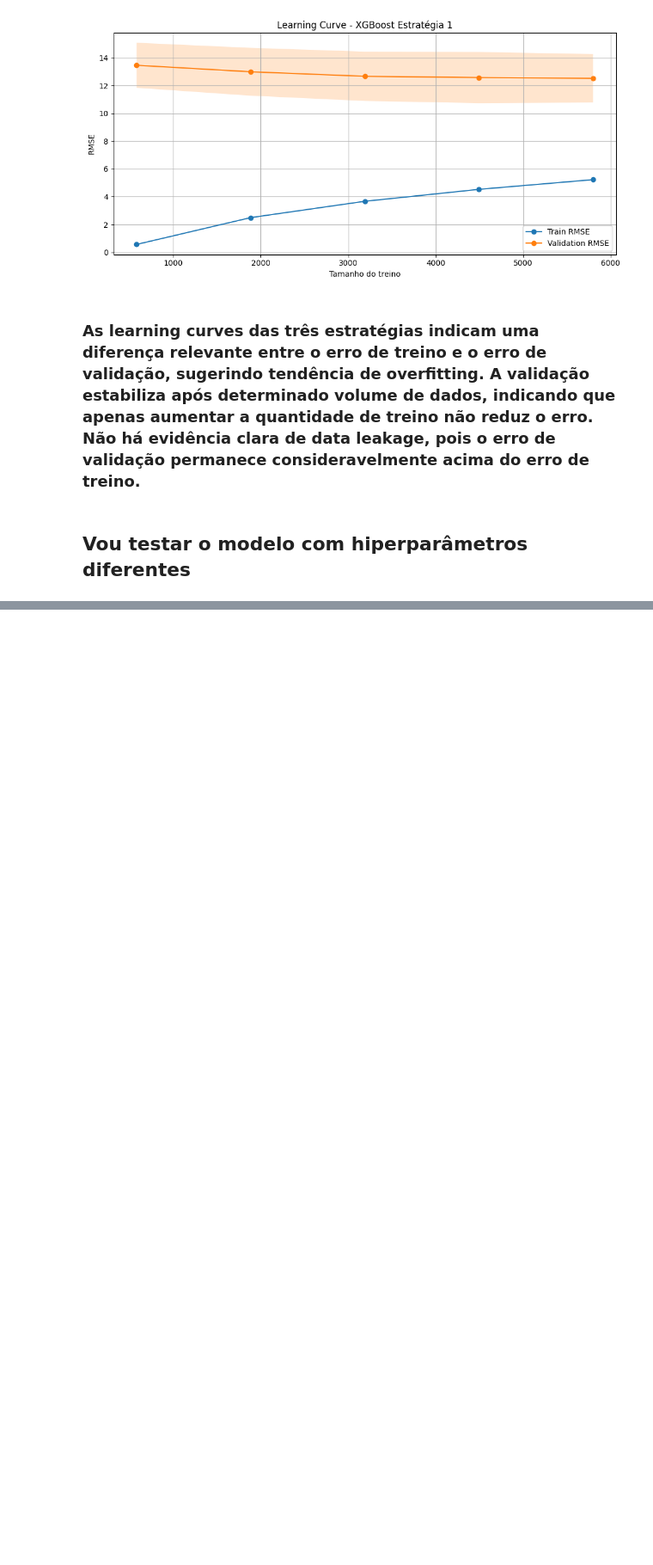
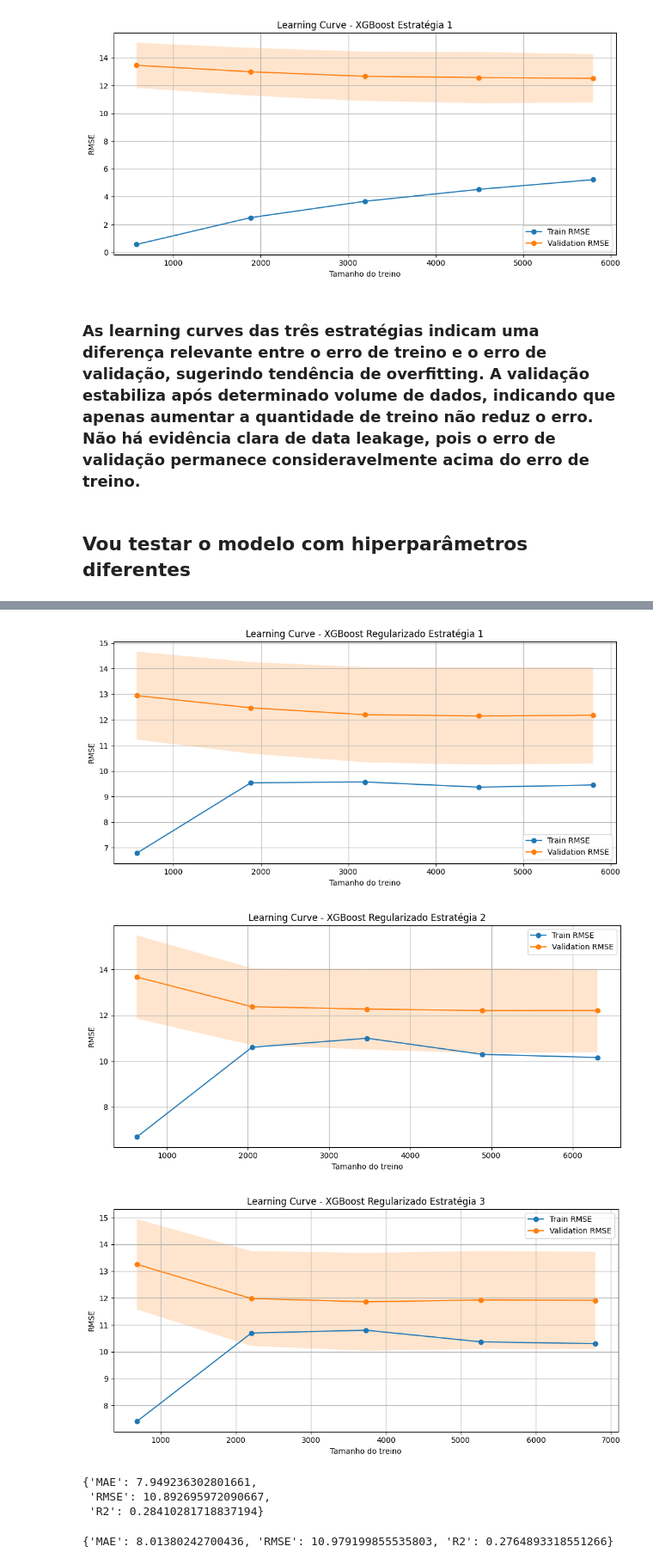
Before and after one commit to izabelcmn/respira_sp, a Jupyter notebook: notebook/gabriel_train-XGBoost_2013-2019.ipynb, the cells around one changed output, grey strips where cells are left out. Shown at 86% size. Saved outputs shown, nothing was run; the diff lists cells and outputs as text; code cells hidden in the pictures; blank space fills up the shorter version.

Commit message:
Add XGBoost training and evaluation notebook.

```diff
--- a/notebook/gabriel_train-XGBoost_2013-2019.ipynb
+++ b/notebook/gabriel_train-XGBoost_2013-2019.ipynb
@@ -609,0 +637,11 @@ plt.show()
+# %%
+param_grid = {
+    "n_estimators": [300, 500, 800],
+    "learning_rate": [0.01, 0.03, 0.05],
+    "max_depth": [2, 3, 4],
+    "min_child_weight": [3, 5, 7],
+    "subsample": [0.8, 1.0],
+    "colsample_bytree": [0.8, 1.0],
+    "reg_lambda": [1, 5, 10],
+    "reg_alpha": [0, 0.1, 0.5]
+}
@@ -609,0 +844,6 @@ plt.show()
+# %%
+grid_01, xgb_reg_01, y_pred_val_reg_01, resultados_reg_01 = grid_regularizar_xgb(
+    X_train_01, y_train_01,
+    X_val_01, y_val_01,
+    "Estratégia 1"
+)
@@ -609,0 +856,6 @@ plt.show()
+# %%
+grid_02, xgb_reg_02, y_pred_val_reg_02, resultados_reg_02 = grid_regularizar_xgb(
+    X_train_02, y_train_02,
+    X_val_02, y_val_02,
+    "Estratégia 2"
+)
@@ -609,0 +946,43 @@ plt.show()
+# %%
+plot_learning_curve_reg(
+    X_train_01,
+    y_train_01,
+    grid_01.best_params_,
+    "Learning Curve - XGBoost Regularizado Estratégia 1"
+)
+
+plot_learning_curve_reg(
+    X_train_02,
+    y_train_02,
+    grid_02.best_params_,
+    "Learning Curve - XGBoost Regularizado Estratégia 2"
+)
+
+plot_learning_curve_reg(
+    X_train_03,
+    y_train_03,
+    grid_xgb_03.best_params_,
+    "Learning Curve - XGBoost Regularizado Estratégia 3"
+)
+# %% [output]
+[figure, added]
+[figure, added]
+[figure, added]
+# %%
+y_pred_test_reg_03 = xgb_reg_03.predict(X_test_03)
+
+resultados_test_reg_03 = avaliar_modelo(y_test_03, y_pred_test_reg_03)
+
+resultados_test_reg_03
+# %% [output]
+{'MAE': 7.949236302801661,
+ 'RMSE': 10.892695972090667,
+ 'R2': 0.28410281718837194}
+# %%
+y_pred_test_reg_02 = xgb_reg_02.predict(X_test_02)
+
+resultados_test_reg_02 = avaliar_modelo(y_test_02, y_pred_test_reg_02)
+
+resultados_test_reg_02
+# %% [output]
+{'MAE': 8.01380242700436, 'RMSE': 10.979199855535803, 'R2': 0.2764893318551266}
```
Also changed, not shown: parts of 36 cells of this notebook, 2 other files.
